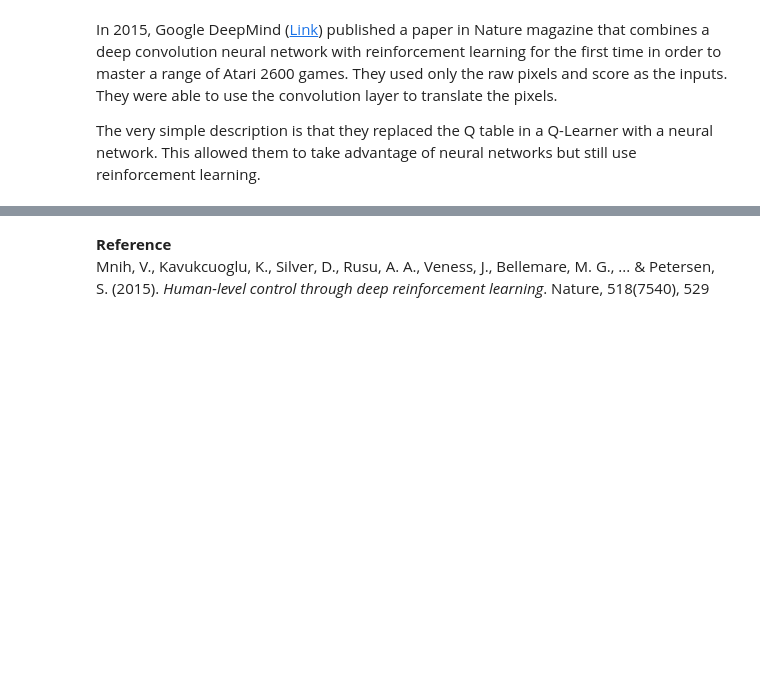
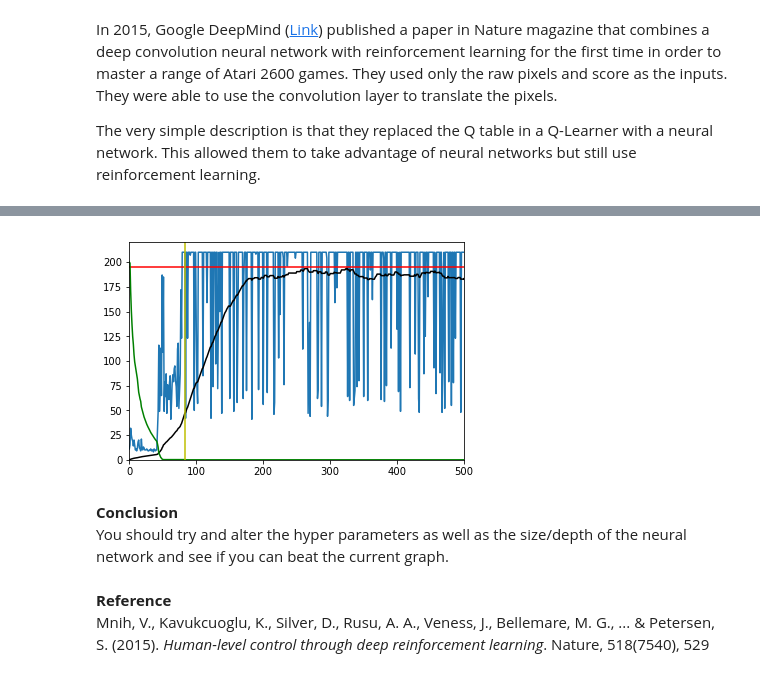
Before and after one commit to ehennis/ReinforcementLearning, a Jupyter notebook: 05-DQN.ipynb, the cells around one changed output, grey strips where cells are left out. Cells and saved outputs as stored; diff of their text form; code cells hidden in the pictures; blank space fills up the shorter version.

```diff
--- a/05-DQN.ipynb
+++ b/05-DQN.ipynb
@@ -11,0 +79,4 @@ To perform an experience replay, the algorithm stores all of the agents experien
+# %%
+#Global Variables
+EPISODES = 500
+TRAIN_END = 0
@@ -11,0 +261,22 @@ To perform an experience replay, the algorithm stores all of the agents experien
+# %%
+#Test the agent that was trained
+#   In this section we ALWAYS use exploit don't train any more
+for e_test in range(TEST_Episodes):
+    state = envCartPole.reset()
+    state = np.reshape(state, [1, nS])
+    tot_rewards = 0
+    for t_test in range(210):
+        action = dqn.test_action(state)
+        nstate, reward, done, _ = envCartPole.step(action)
+        nstate = np.reshape( nstate, [1, nS])
+        tot_rewards += reward
+        #DON'T STORE ANYTHING DURING TESTING
+        state = nstate
+        #done: CartPole fell.
+        #t_test == 209: CartPole stayed upright
+        if done or t_test == 209:
+            rewards.append(tot_rewards)
+            epsilons.append(0) #We are doing full exploit
+            print("episode: {}/{}, score: {}, e: {}"
+                  .format(e_test, TEST_Episodes, tot_rewards, 0))
+            break;
@@ -12,3 +310,25 @@ To perform an experience replay, the algorithm stores all of the agents experien
+# %%
+rolling_average = np.convolve(rewards, np.ones(100)/100)
+
+plt.plot(rewards)
+plt.plot(rolling_average, color='black')
+plt.axhline(y=195, color='r', linestyle='-') #Solved Line
+#Scale Epsilon (0.001 - 1.0) to match reward (0 - 200) range
+eps_graph = [200*x for x in epsilons]
+plt.plot(eps_graph, color='g', linestyle='-')
+#Plot the line where TESTING begins
+plt.axvline(x=TRAIN_END, color='y', linestyle='-')
+plt.xlim( (0,EPISODES) )
+plt.ylim( (0,220) )
+plt.show()
+
+
+envCartPole.close()
+# %% [output]
+[figure, added]
+# %% [markdown]
+**Conclusion**
+You should try and alter the hyper parameters as well as the size/depth of the neural network and see if you can beat the current graph.
 # %% [markdown]
 **Reference**
 Mnih, V., Kavukcuoglu, K., Silver, D., Rusu, A. A., Veness, J., Bellemare, M. G., ... & Petersen, S. (2015). *Human-level control through deep reinforcement learning*. Nature, 518(7540), 529
```
Also changed, not shown: parts of 15 cells of this notebook, 1 other file.
